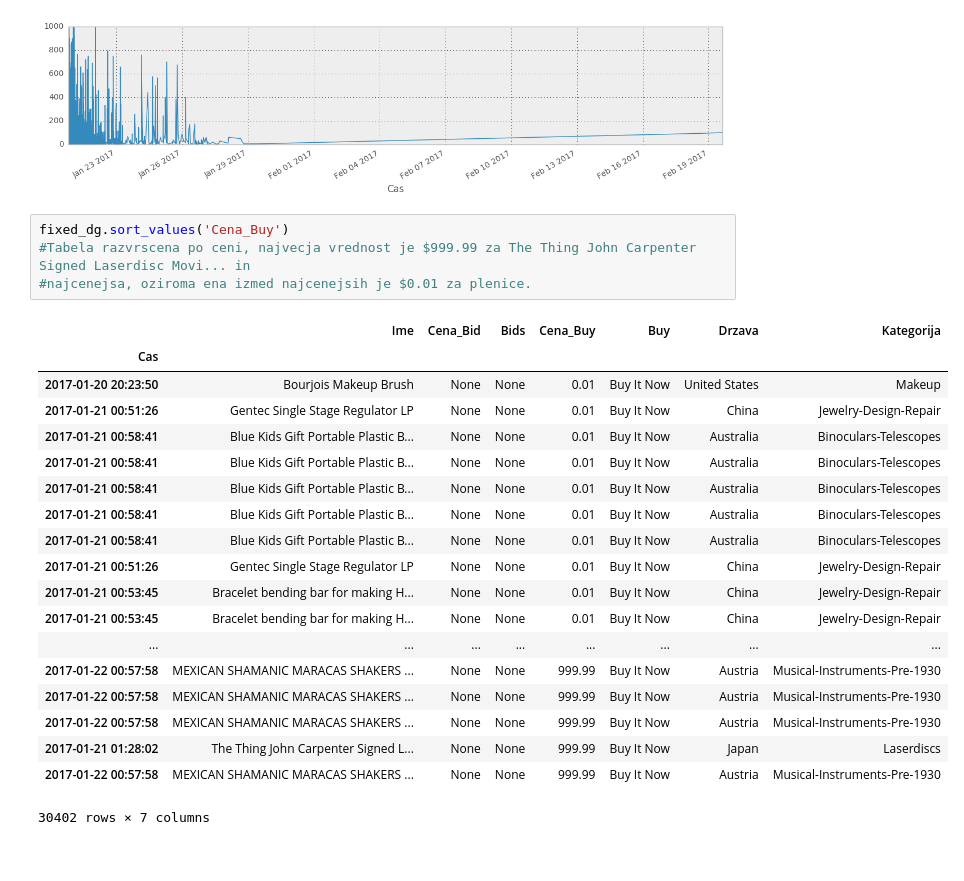
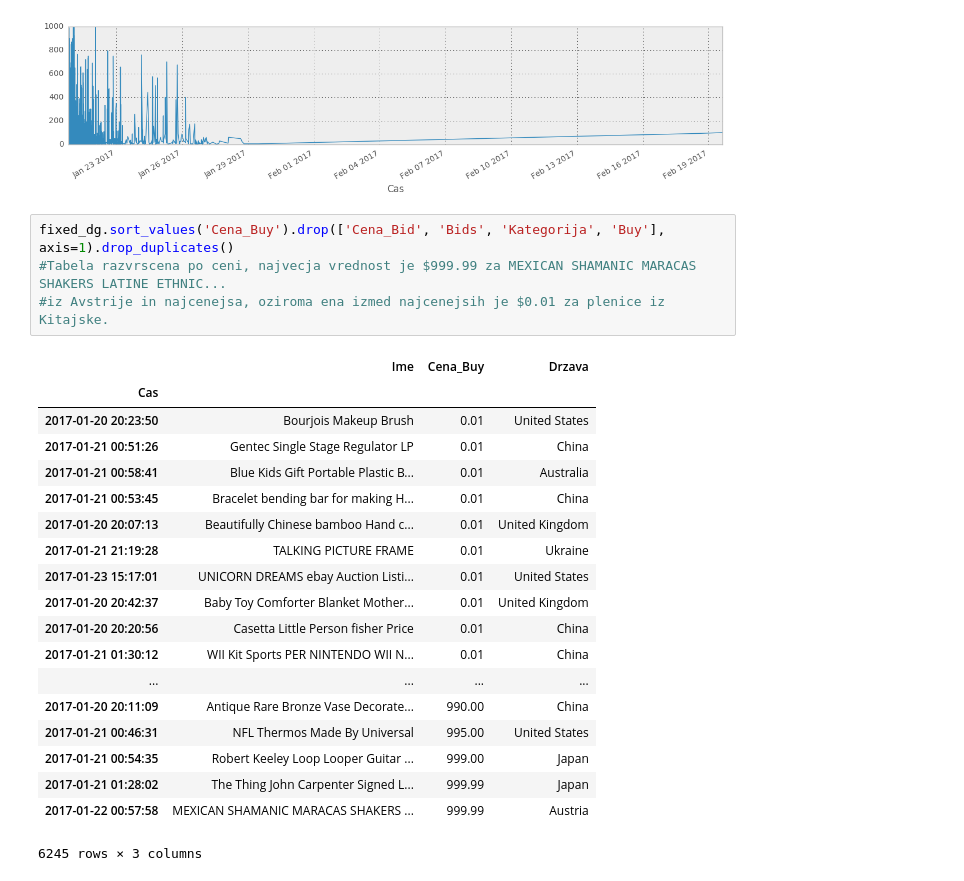
Before and after one commit to MihaPac/Projekt-Programiranje-1, a Jupyter notebook: Analiza.ipynb, the cells around one changed output. Saved outputs shown, nothing was run; the diff lists cells and outputs as text.

```diff
--- a/Analiza.ipynb
+++ b/Analiza.ipynb
@@ -153,26 +231,26 @@ fixed_dg['Cena_Buy'].plot()
 <matplotlib.axes._subplots.AxesSubplot at 0x...>
 [figure]
 # %%
-fixed_dg.sort_values('Cena_Buy')
-#Tabela razvrscena po ceni, najvecja vrednost je $999.99 za The Thing John Carpenter Signed Laserdisc Movi... in
-#najcenejsa, oziroma ena izmed najcenejsih je $0.01 za plenice.
+fixed_dg.sort_values('Cena_Buy').drop(['Cena_Bid', 'Bids', 'Kategorija', 'Buy'], axis=1).drop_duplicates()
+#Tabela razvrscena po ceni, najvecja vrednost je $999.99 za MEXICAN SHAMANIC MARACAS SHAKERS LATINE ETHNIC...
+#iz Avstrije in najcenejsa, oziroma ena izmed najcenejsih je $0.01 za plenice iz Kitajske.
 # %% [output]
-|  | Ime | Cena_Bid | Bids | Cena_Buy | Buy | Drzava | Kategorija |
-| Cas |  |  |  |  |  |  |  |
-| 2017-01-20 20:23:50 | Bourjois Makeup Brush | None | None | 0.01 | Buy It Now | United States | Makeup |
-| 2017-01-21 00:51:26 | Gentec Single Stage Regulator LP | None | None | 0.01 | Buy It Now | China | Jewelry-Design-Repair |
-| 2017-01-21 00:58:41 | Blue Kids Gift Portable Plastic B... | None | None | 0.01 | Buy It Now | Australia | Binoculars-Telescopes |
-| 2017-01-21 00:58:41 | Blue Kids Gift Portable Plastic B... | None | None | 0.01 | Buy It Now | Australia | Binoculars-Telescopes |
-| 2017-01-21 00:58:41 | Blue Kids Gift Portable Plastic B... | None | None | 0.01 | Buy It Now | Australia | Binoculars-Telescopes |
-| 2017-01-21 00:58:41 | Blue Kids Gift Portable Plastic B... | None | None | 0.01 | Buy It Now | Australia | Binoculars-Telescopes |
-| 2017-01-21 00:58:41 | Blue Kids Gift Portable Plastic B... | None | None | 0.01 | Buy It Now | Australia | Binoculars-Telescopes |
-| 2017-01-21 00:51:26 | Gentec Single Stage Regulator LP | None | None | 0.01 | Buy It Now | China | Jewelry-Design-Repair |
-| 2017-01-21 00:53:45 | Bracelet bending bar for making H... | None | None | 0.01 | Buy It Now | China | Jewelry-Design-Repair |
-| 2017-01-21 00:53:45 | Bracelet bending bar for making H... | None | None | 0.01 | Buy It Now | China | Jewelry-Design-Repair |
-| ... | ... | ... | ... | ... | ... | ... | ... |
-| 2017-01-22 00:57:58 | MEXICAN SHAMANIC MARACAS SHAKERS ... | None | None | 999.99 | Buy It Now | Austria | Musical-Instruments-Pre-1930 |
-| 2017-01-22 00:57:58 | MEXICAN SHAMANIC MARACAS SHAKERS ... | None | None | 999.99 | Buy It Now | Austria | Musical-Instruments-Pre-1930 |
-| 2017-01-22 00:57:58 | MEXICAN SHAMANIC MARACAS SHAKERS ... | None | None | 999.99 | Buy It Now | Austria | Musical-Instruments-Pre-1930 |
-| 2017-01-21 01:28:02 | The Thing John Carpenter Signed L... | None | None | 999.99 | Buy It Now | Japan | Laserdiscs |
-| 2017-01-22 00:57:58 | MEXICAN SHAMANIC MARACAS SHAKERS ... | None | None | 999.99 | Buy It Now | Austria | Musical-Instruments-Pre-1930 |
+|  | Ime | Cena_Buy | Drzava |
+| Cas |  |  |  |
+| 2017-01-20 20:23:50 | Bourjois Makeup Brush | 0.01 | United States |
+| 2017-01-21 00:51:26 | Gentec Single Stage Regulator LP | 0.01 | China |
+| 2017-01-21 00:58:41 | Blue Kids Gift Portable Plastic B... | 0.01 | Australia |
+| 2017-01-21 00:53:45 | Bracelet bending bar for making H... | 0.01 | China |
+| 2017-01-20 20:07:13 | Beautifully Chinese bamboo Hand c... | 0.01 | United Kingdom |
+| 2017-01-21 21:19:28 | TALKING PICTURE FRAME | 0.01 | Ukraine |
+| 2017-01-23 15:17:01 | UNICORN DREAMS ebay Auction Listi... | 0.01 | United States |
+| 2017-01-20 20:42:37 | Baby Toy Comforter Blanket Mother... | 0.01 | United Kingdom |
+| 2017-01-20 20:20:56 | Casetta Little Person fisher Price | 0.01 | China |
+| 2017-01-21 01:30:12 | WII Kit Sports PER NINTENDO WII N... | 0.01 | China |
+| ... | ... | ... | ... |
+| 2017-01-20 20:11:09 | Antique Rare Bronze Vase Decorate... | 990.00 | China |
+| 2017-01-21 00:46:31 | NFL Thermos Made By Universal | 995.00 | United States |
+| 2017-01-21 00:54:35 | Robert Keeley Loop Looper Guitar ... | 999.00 | Japan |
+| 2017-01-21 01:28:02 | The Thing John Carpenter Signed L... | 999.99 | Japan |
+| 2017-01-22 00:57:58 | MEXICAN SHAMANIC MARACAS SHAKERS ... | 999.99 | Austria |
-30402 rows × 7 columns
+6245 rows × 3 columns
```
Also changed, not shown: parts of 33 cells of this notebook.
